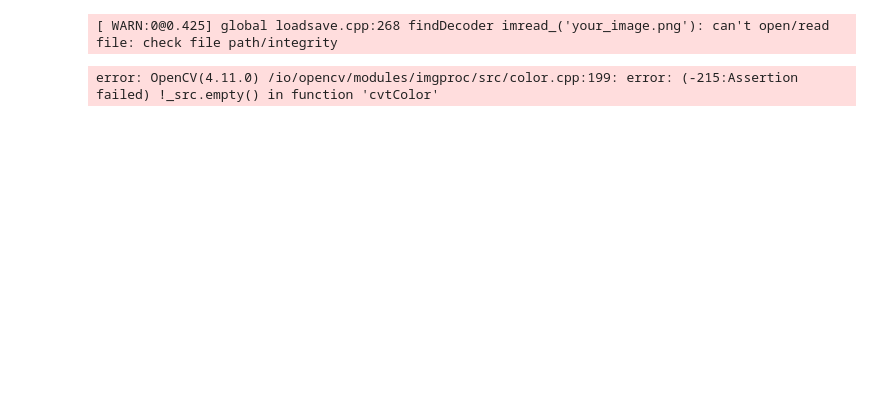
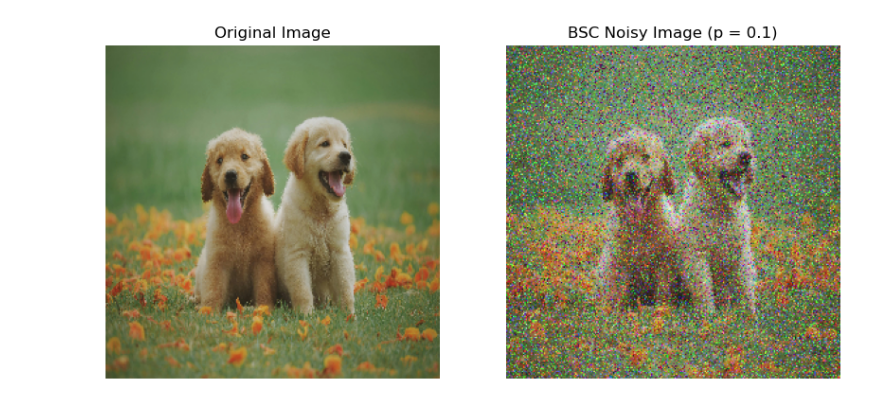
Before and after one commit to gaganchandra765/PyTorch-Projects, a Jupyter notebook: InformationTheoryEntropy.ipynb, the cells around one changed output. Saved outputs shown, nothing was run; the diff lists cells and outputs as text; code cells hidden in the pictures; blank space fills up the shorter version.

```diff
--- a/InformationTheoryEntropy.ipynb
+++ b/InformationTheoryEntropy.ipynb
@@ -21,34 +21,33 @@ def apply_bsc_to_image(image, flip_probability):
     # Repack bits into 8-bit integers
     noisy_image_flat = np.packbits(noisy_binary)
 
     # Reshape to original shape
     noisy_image = noisy_image_flat.reshape(image.shape)
     return noisy_image
 
 # Load an image (make sure it’s 8-bit grayscale or RGB)
-image = cv2.imread('your_image.png')  # or 'your_image.jpg'
+image = cv2.imread('dog.jpeg')  # or 'your_image.jpg'
 image = cv2.cvtColor(image, cv2.COLOR_BGR2RGB)  # Convert to RGB for plotting
 
 # Optional: resize for faster processing
 image = cv2.resize(image, (256, 256))
 
 # Apply BSC noise with a flip probability (e.g., 0.01 for 1%)
-flip_probability = 0.01
+flip_probability = 0.1
 noisy_image = apply_bsc_to_image(image, flip_probability)
 
 # Plotting
 plt.figure(figsize=(10, 5))
 plt.subplot(1, 2, 1)
 plt.imshow(image)
 plt.title("Original Image")
 plt.axis('off')
 
 plt.subplot(1, 2, 2)
 plt.imshow(noisy_image)
 plt.title(f"BSC Noisy Image (p = {flip_probability})")
 plt.axis('off')
 
 plt.show()
 # %% [output]
-[ WARN:0@0.425] global loadsave.cpp:268 findDecoder imread_('your_image.png'): can't open/read file: check file path/integrity
-error: OpenCV(4.11.0) /io/opencv/modules/imgproc/src/color.cpp:199: error: (-215:Assertion failed) !_src.empty() in function 'cvtColor'
+[figure, added]
```
Also changed, not shown: 2 other files.
